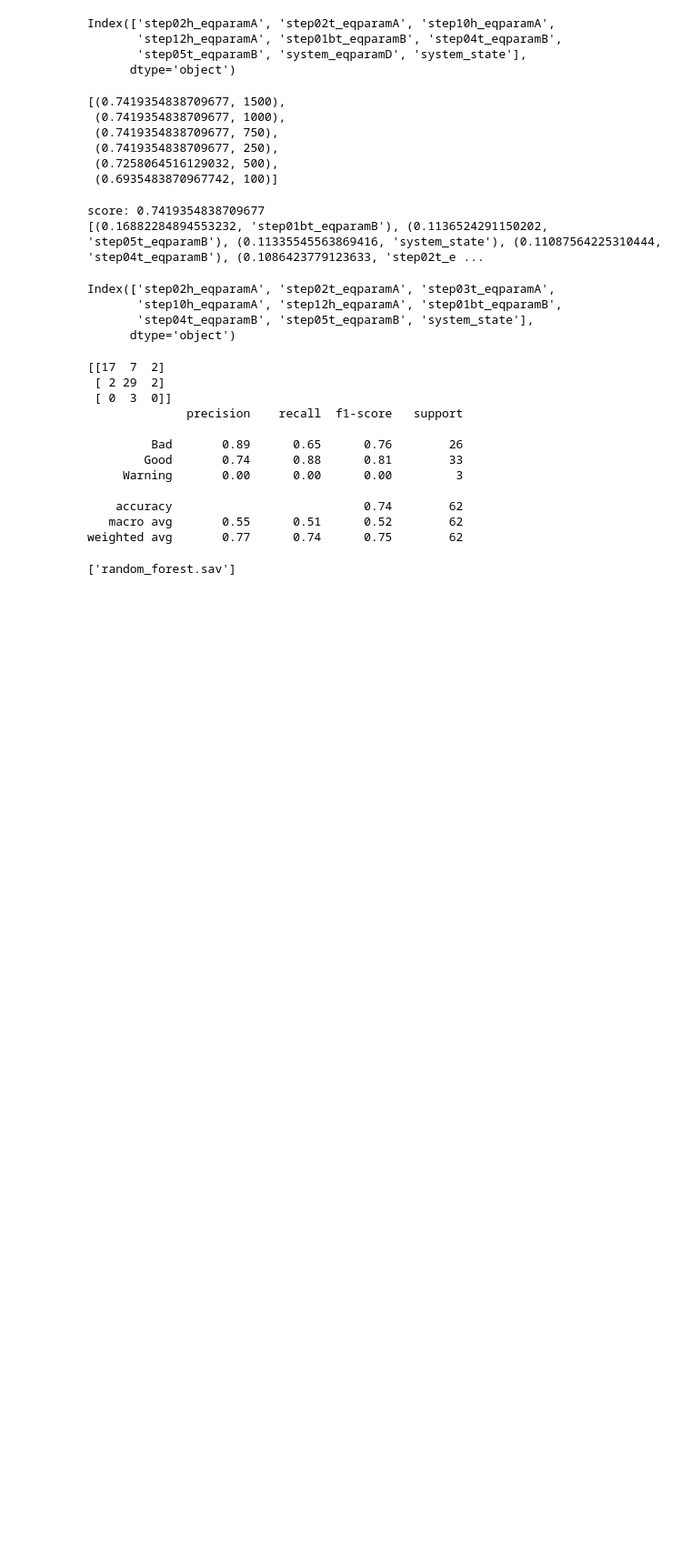
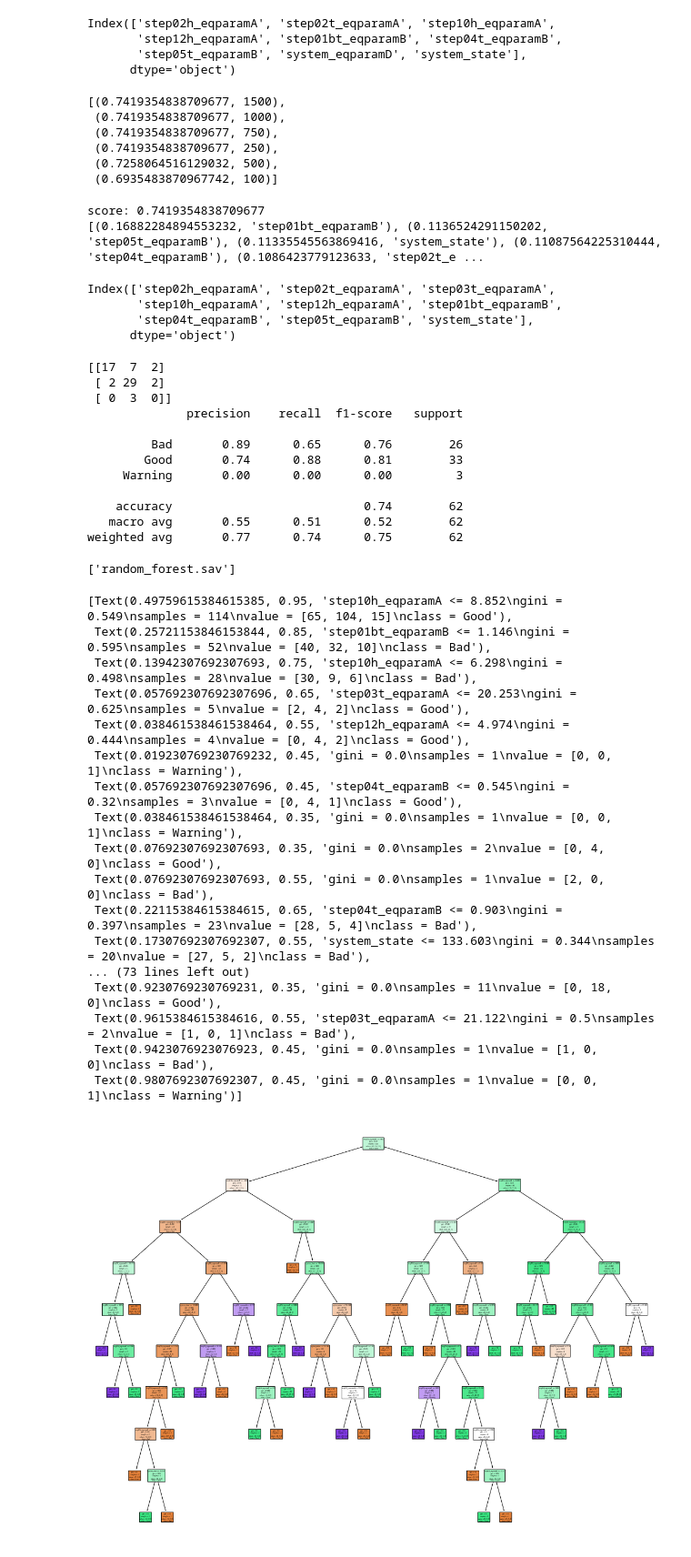
Before and after one commit to ngoodweiler/Categorical_Comparisons, a Jupyter notebook: Random_Forest.ipynb, the cells around one changed output. Shown at 91% size. Cells and saved outputs as stored; diff of their text form; code cells hidden in the pictures; blank space fills up the shorter version.

```diff
--- a/Random_Forest.ipynb
+++ b/Random_Forest.ipynb
@@ -182,3 +182,31 @@ filename = 'random_forest.sav'
 joblib.dump(rf, filename)
 # %% [output]
 ['random_forest.sav']
+# %%
+from sklearn.tree import plot_tree
+
+fig = plt.figure(figsize=(20,15))
+plot_tree(rf.estimators_[3],
+          feature_names=train_data.loc[:,fs.get_support()].columns,
+          class_names=["Bad","Good","Warning"],
+          filled=True, impurity=True,
+          rounded=True)
+# %% [output]
+[Text(0.49759615384615385, 0.95, 'step10h_eqparamA <= 8.852\ngini = 0.549\nsamples = 114\nvalue = [65, 104, 15]\nclass = Good'),
+ Text(0.25721153846153844, 0.85, 'step01bt_eqparamB <= 1.146\ngini = 0.595\nsamples = 52\nvalue = [40, 32, 10]\nclass = Bad'),
+ Text(0.13942307692307693, 0.75, 'step10h_eqparamA <= 6.298\ngini = 0.498\nsamples = 28\nvalue = [30, 9, 6]\nclass = Bad'),
+ Text(0.057692307692307696, 0.65, 'step03t_eqparamA <= 20.253\ngini = 0.625\nsamples = 5\nvalue = [2, 4, 2]\nclass = Good'),
+ Text(0.038461538461538464, 0.55, 'step12h_eqparamA <= 4.974\ngini = 0.444\nsamples = 4\nvalue = [0, 4, 2]\nclass = Good'),
+ Text(0.019230769230769232, 0.45, 'gini = 0.0\nsamples = 1\nvalue = [0, 0, 1]\nclass = Warning'),
+ Text(0.057692307692307696, 0.45, 'step04t_eqparamB <= 0.545\ngini = 0.32\nsamples = 3\nvalue = [0, 4, 1]\nclass = Good'),
+ Text(0.038461538461538464, 0.35, 'gini = 0.0\nsamples = 1\nvalue = [0, 0, 1]\nclass = Warning'),
+ Text(0.07692307692307693, 0.35, 'gini = 0.0\nsamples = 2\nvalue = [0, 4, 0]\nclass = Good'),
+ Text(0.07692307692307693, 0.55, 'gini = 0.0\nsamples = 1\nvalue = [2, 0, 0]\nclass = Bad'),
+ Text(0.22115384615384615, 0.65, 'step04t_eqparamB <= 0.903\ngini = 0.397\nsamples = 23\nvalue = [28, 5, 4]\nclass = Bad'),
+ Text(0.17307692307692307, 0.55, 'system_state <= 133.603\ngini = 0.344\nsamples = 20\nvalue = [27, 5, 2]\nclass = Bad'),
+... (73 lines left out)
+ Text(0.9230769230769231, 0.35, 'gini = 0.0\nsamples = 11\nvalue = [0, 18, 0]\nclass = Good'),
+ Text(0.9615384615384616, 0.55, 'step03t_eqparamA <= 21.122\ngini = 0.5\nsamples = 2\nvalue = [1, 0, 1]\nclass = Bad'),
+ Text(0.9423076923076923, 0.45, 'gini = 0.0\nsamples = 1\nvalue = [1, 0, 0]\nclass = Bad'),
+ Text(0.9807692307692307, 0.45, 'gini = 0.0\nsamples = 1\nvalue = [0, 0, 1]\nclass = Warning')]
+[figure, added]
```
Also changed, not shown: 3 other files.
